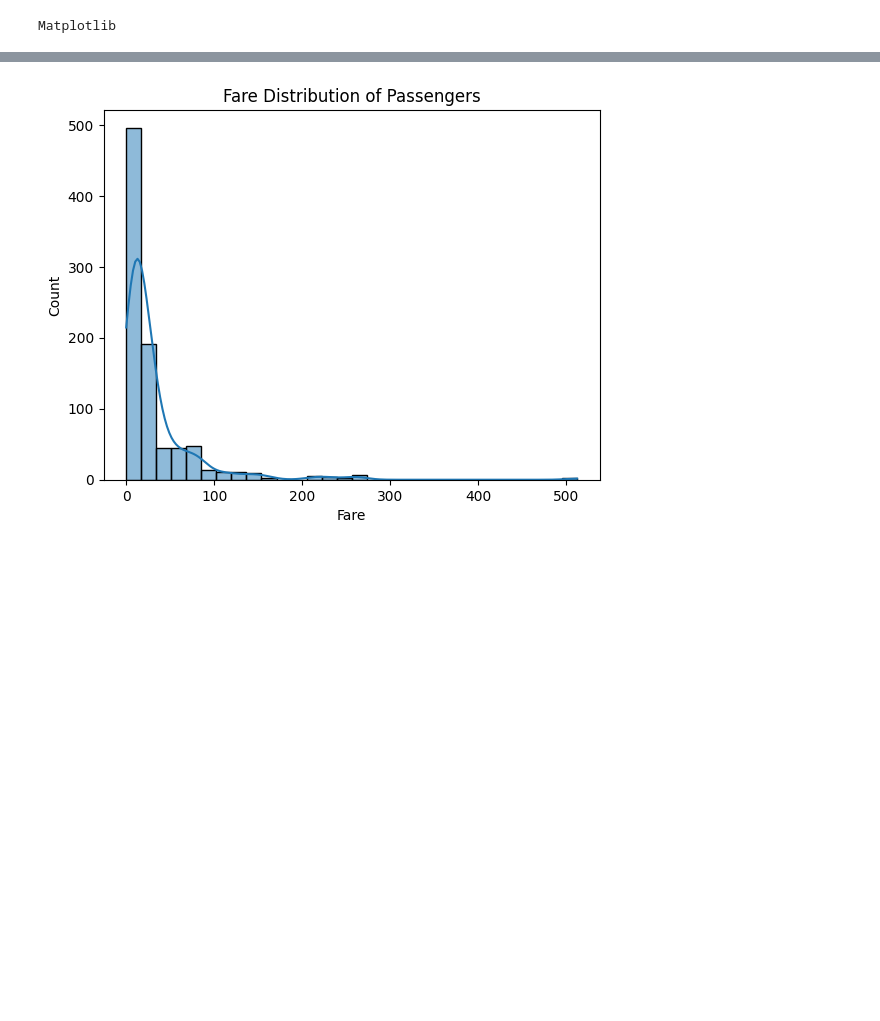
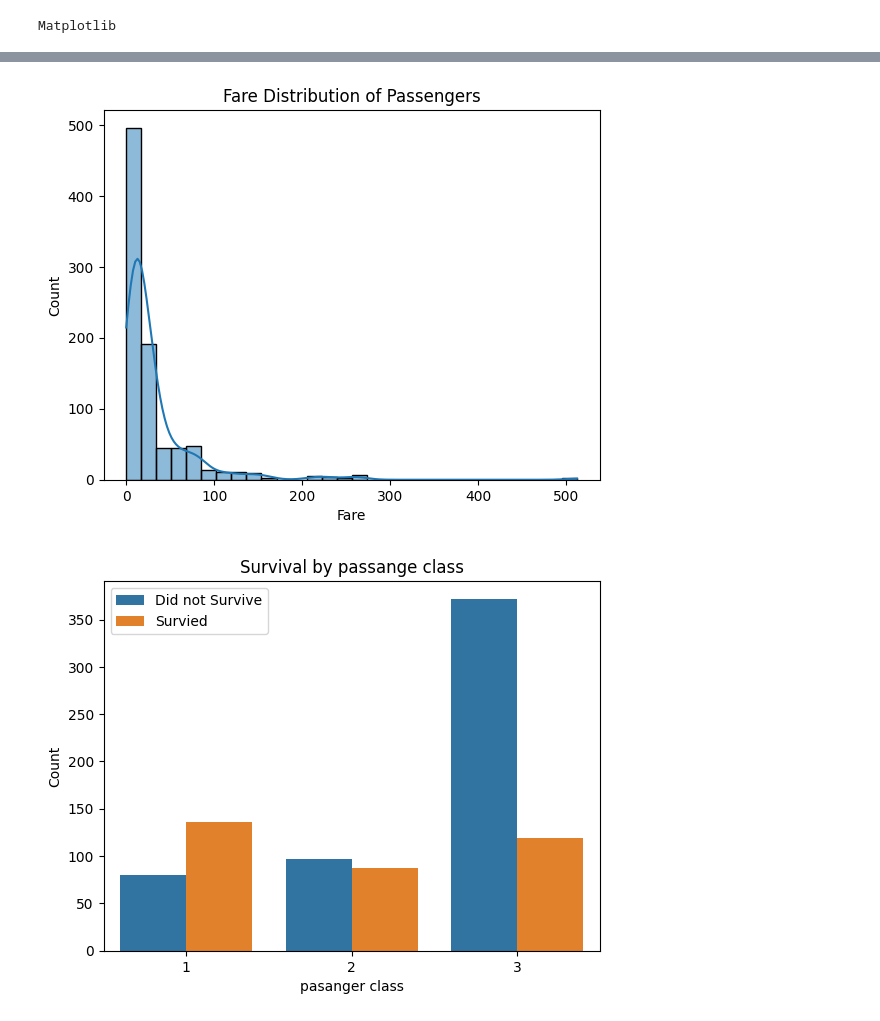
Before and after one commit to khanehtesham/AI-ML-Learning, a Jupyter notebook: 03-Matplotlib.ipynb, the cells around one changed output, grey strips where cells are left out. Cells and saved outputs as stored; diff of their text form; code cells hidden in the pictures; blank space fills up the shorter version.

```diff
--- a/03-Matplotlib.ipynb
+++ b/03-Matplotlib.ipynb
@@ -1,30 +1,42 @@
 # %%
 print("Matplotlib")
 import pandas as pd
 import matplotlib.pyplot as plt
 import seaborn as sns
 %matplotlib inline
 df= pd.read_csv("titanic.csv")
 df.head()
 sns.countplot(data=df,x='Survived', hue='Sex')
 plt.title('Survival count by Gender')
 plt.show()
 sns.countplot(data=df,x='Pclass')
 plt.title('Number of Passanger in each class')
 plt.show()
 sns.histplot(data=df, x='Age', bins=30, kde=True)
 plt.title('Age Distribution of Passengers')
 plt.show()
 sns.histplot(data=df, x='Fare', bins=30, kde=True)
 plt.title('Fare Distribution of Passengers')
 plt.show()
 sns.histplot(data=df, x='Fare', bins=30, kde=True)
 plt.title('Fare Distribution of Passengers')
 plt.show()
+sns.countplot(data=df,x='Pclass', hue='Survived')
+plt.title('Survival by passange class')
+plt.xlabel('pasanger class')
+plt.ylabel('Count')
+plt.legend(['Did not Survive','Survied'])
+plt.show()
+# Only selecting numeric columns for correlation
+numeric_df = df[['Survived', 'Pclass', 'Age', 'SibSp', 'Parch', 'Fare']]
+sns.heatmap(numeric_df.corr(), annot=True, cmap='coolwarm')
+plt.title('Correlation Heatmap')
+plt.show()
 # %% [output]
 Matplotlib
 [figure]
 [figure]
 [figure]
 [figure]
 [figure]
+[figure, added]
```
Also changed, not shown: parts of 1 cell of this notebook.
